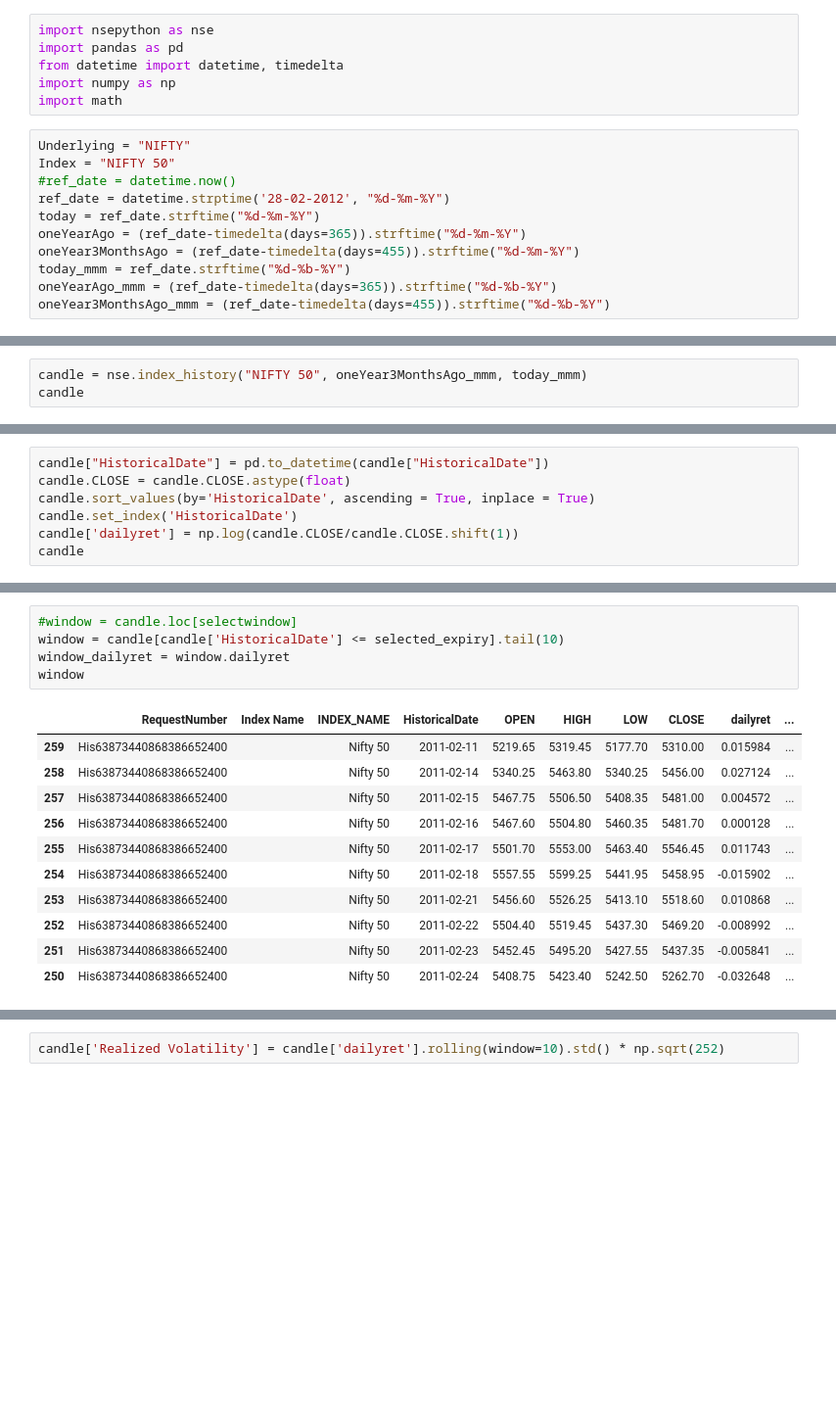
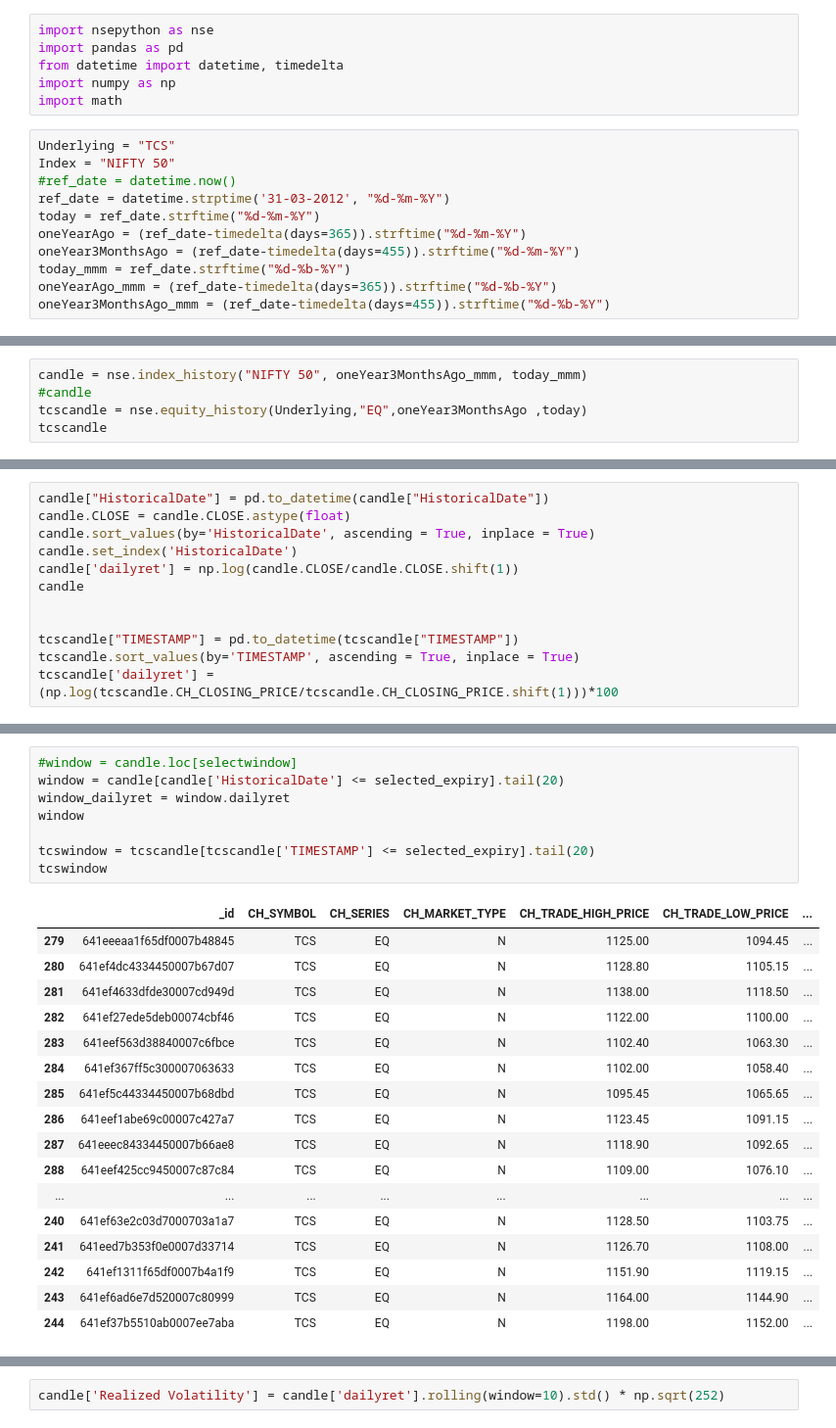
Before and after one commit to itsgk92/timepass, a Jupyter notebook: jupyternotebook/VolatilityCone.ipynb, the cells around one changed output, grey strips where cells are left out. Shown at 98% size. Cells and saved outputs as stored; diff of their text form; blank space fills up the shorter version.

```diff
--- a/jupyternotebook/VolatilityCone.ipynb
+++ b/jupyternotebook/VolatilityCone.ipynb
@@ -5,10 +5,10 @@ from datetime import datetime, timedelta
 import numpy as np
 import math
 # %%
-Underlying = "NIFTY"
+Underlying = "TCS"
 Index = "NIFTY 50"
 #ref_date = datetime.now()
-ref_date = datetime.strptime('28-02-2012', "%d-%m-%Y")
+ref_date = datetime.strptime('31-03-2012', "%d-%m-%Y")
 today = ref_date.strftime("%d-%m-%Y")
 oneYearAgo = (ref_date-timedelta(days=365)).strftime("%d-%m-%Y")
 oneYear3MonthsAgo = (ref_date-timedelta(days=455)).strftime("%d-%m-%Y")
@@ -36,4 +36,6 @@ expiry_dates[:10]
 # %%
 candle = nse.index_history("NIFTY 50", oneYear3MonthsAgo_mmm, today_mmm)
-candle
+#candle
+tcscandle = nse.equity_history(Underlying,"EQ",oneYear3MonthsAgo ,today)
+tcscandle
 # %% [output]
@@ -57,3 +59,8 @@ candle.sort_values(by='HistoricalDate', ascending = True, inplace = True)
 candle.set_index('HistoricalDate')
 candle['dailyret'] = np.log(candle.CLOSE/candle.CLOSE.shift(1))
 candle
+
+
+tcscandle["TIMESTAMP"] = pd.to_datetime(tcscandle["TIMESTAMP"])
+tcscandle.sort_values(by='TIMESTAMP', ascending = True, inplace = True)
+tcscandle['dailyret'] = (np.log(tcscandle.CH_CLOSING_PRICE/tcscandle.CH_CLOSING_PRICE.shift(1)))*100
@@ -82,17 +75,26 @@ selected_expiry
 # %%
 #window = candle.loc[selectwindow]
-window = candle[candle['HistoricalDate'] <= selected_expiry].tail(10)
+window = candle[candle['HistoricalDate'] <= selected_expiry].tail(20)
 window_dailyret = window.dailyret
 window
+
+tcswindow = tcscandle[tcscandle['TIMESTAMP'] <= selected_expiry].tail(20)
+tcswindow
 # %% [output]
-|  | RequestNumber | Index Name | INDEX_NAME | HistoricalDate | OPEN | HIGH | LOW | CLOSE | dailyret | ... |
-| 259 | His63873440868386652400 |  | Nifty 50 | 2011-02-11 | 5219.65 | 5319.45 | 5177.70 | 5310.00 | 0.015984 | ... |
-| 258 | His63873440868386652400 |  | Nifty 50 | 2011-02-14 | 5340.25 | 5463.80 | 5340.25 | 5456.00 | 0.027124 | ... |
-| 257 | His63873440868386652400 |  | Nifty 50 | 2011-02-15 | 5467.75 | 5506.50 | 5408.35 | 5481.00 | 0.004572 | ... |
-| 256 | His63873440868386652400 |  | Nifty 50 | 2011-02-16 | 5467.60 | 5504.80 | 5460.35 | 5481.70 | 0.000128 | ... |
-| 255 | His63873440868386652400 |  | Nifty 50 | 2011-02-17 | 5501.70 | 5553.00 | 5463.40 | 5546.45 | 0.011743 | ... |
-| 254 | His63873440868386652400 |  | Nifty 50 | 2011-02-18 | 5557.55 | 5599.25 | 5441.95 | 5458.95 | -0.015902 | ... |
-| 253 | His63873440868386652400 |  | Nifty 50 | 2011-02-21 | 5456.60 | 5526.25 | 5413.10 | 5518.60 | 0.010868 | ... |
-| 252 | His63873440868386652400 |  | Nifty 50 | 2011-02-22 | 5504.40 | 5519.45 | 5437.30 | 5469.20 | -0.008992 | ... |
-| 251 | His63873440868386652400 |  | Nifty 50 | 2011-02-23 | 5452.45 | 5495.20 | 5427.55 | 5437.35 | -0.005841 | ... |
-| 250 | His63873440868386652400 |  | Nifty 50 | 2011-02-24 | 5408.75 | 5423.40 | 5242.50 | 5262.70 | -0.032648 | ... |
+|  | _id | CH_SYMBOL | CH_SERIES | CH_MARKET_TYPE | CH_TRADE_HIGH_PRICE | CH_TRADE_LOW_PRICE | ... |
+| 279 | 641eeeaa1f65df0007b48845 | TCS | EQ | N | 1125.00 | 1094.45 | ... |
+| 280 | 641ef4dc4334450007b67d07 | TCS | EQ | N | 1128.80 | 1105.15 | ... |
+| 281 | 641ef4633dfde30007cd949d | TCS | EQ | N | 1138.00 | 1118.50 | ... |
+| 282 | 641ef27ede5deb00074cbf46 | TCS | EQ | N | 1122.00 | 1100.00 | ... |
+| 283 | 641eef563d38840007c6fbce | TCS | EQ | N | 1102.40 | 1063.30 | ... |
+| 284 | 641ef367ff5c300007063633 | TCS | EQ | N | 1102.00 | 1058.40 | ... |
+| 285 | 641ef5c44334450007b68dbd | TCS | EQ | N | 1095.45 | 1065.65 | ... |
+| 286 | 641eef1abe69c00007c427a7 | TCS | EQ | N | 1123.45 | 1091.15 | ... |
+| 287 | 641eeec84334450007b66ae8 | TCS | EQ | N | 1118.90 | 1092.65 | ... |
+| 288 | 641eef425cc9450007c87c84 | TCS | EQ | N | 1109.00 | 1076.10 | ... |
+| ... | ... | ... | ... | ... | ... | ... | ... |
+| 240 | 641ef63e2c03d7000703a1a7 | TCS | EQ | N | 1128.50 | 1103.75 | ... |
+| 241 | 641eed7b353f0e0007d33714 | TCS | EQ | N | 1126.70 | 1108.00 | ... |
+| 242 | 641ef1311f65df0007b4a1f9 | TCS | EQ | N | 1151.90 | 1119.15 | ... |
+| 243 | 641ef6ad6e7d520007c80999 | TCS | EQ | N | 1164.00 | 1144.90 | ... |
+| 244 | 641ef37b5510ab0007ee7aba | TCS | EQ | N | 1198.00 | 1152.00 | ... |
```
Also changed, not shown: parts of 10 cells of this notebook.
